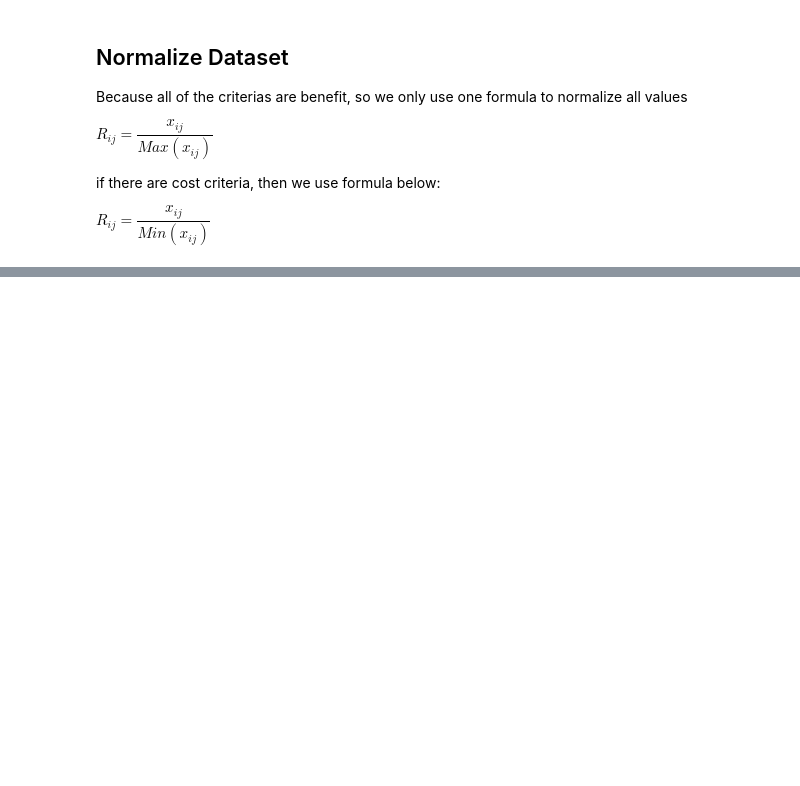
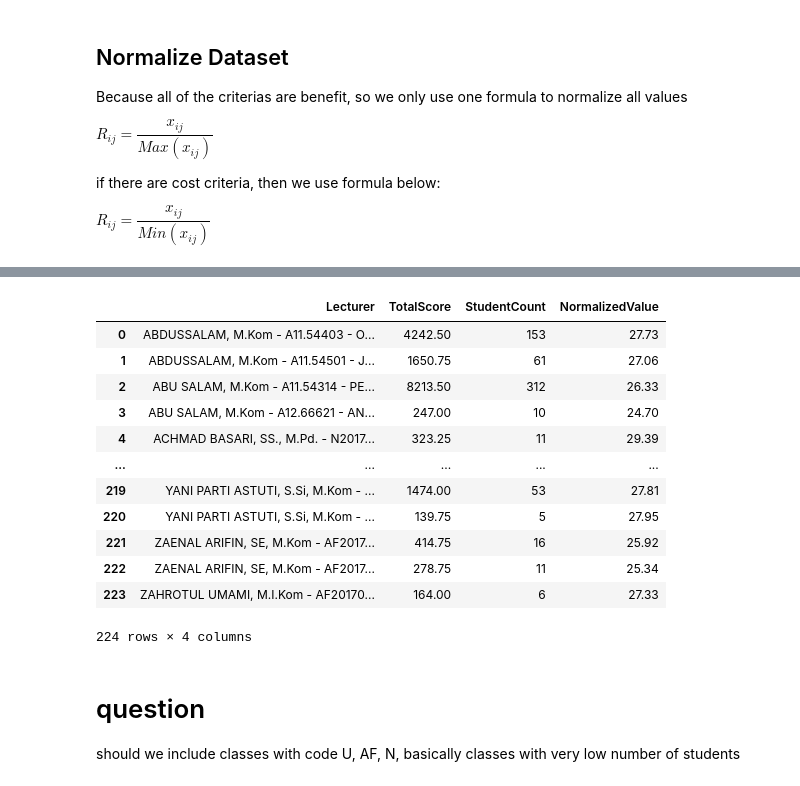
Before and after one commit to rif42/DecisionSupportSystem_RankingSystem, a Jupyter notebook: DSS-SAW-Mark7_newDB.ipynb, the cells around one changed output, grey strips where cells are left out. Drawn from its saved outputs; the diff is of its cells as text; code cells hidden in the pictures; blank space fills up the shorter version.

```diff
--- a/DSS-SAW-Mark7_newDB.ipynb
+++ b/DSS-SAW-Mark7_newDB.ipynb
@@ -144,0 +155,13 @@ df3
+# %%
+weights = [1,3,2,3,4,4,1,2,5,5]
+
+df4 = df3.copy()
+
+for i in range (0,10):
+    df4[f'q{i+1}'] = df4[f'q{i+1}'] * weights[i]
+
+df4['Total'] = df4.sum(axis=1)
+
+df4 = df4.drop(['q1','q2','q3','q4','q5','q6','q7','q8','q9','q10'], axis=1)
+
+df4
@@ -144,0 +184,6 @@ df3
+# %%
+df5 = df.copy()
+df5['Total'] = df4['Total']
+df5['dosen'] = df5['dosen']+str(" - ")+df5['kdmk']+str(" - ")+df5['nmmk']
+df5 = df5.drop(['ta', 'nim', 'kdmk', 'nmmk', 'q1','q2','q3','q4','q5','q6','q7','q8','q9','q10','saran'], axis=1)
+df5
@@ -144,0 +204,18 @@ df3
+# %%
+# lecturer name
+df6 = df5.groupby(['dosen']).sum().iloc[:, 1:].reset_index()
+
+# total score
+df7 = df5.groupby(['dosen']).sum().reset_index()
+
+# student count
+df8 = df5.groupby(['dosen']).count().reset_index()
+# %%
+# combine df6 and df7
+df9 = pd.DataFrame()
+
+df9['Lecturer'] = df6['dosen']
+df9['TotalScore'] = df7['Total']
+df9['StudentCount'] = df8['Total']
+
+df9
@@ -144,0 +236,22 @@ df3
+# %%
+df10 = df9.copy()
+df10['NormalizedValue'] = round(df10['TotalScore'] / df10['StudentCount'],2)
+df10
+# %% [output]
+|  | Lecturer | TotalScore | StudentCount | NormalizedValue |
+| 0 | ABDUSSALAM, M.Kom - A11.54403 - O... | 4242.50 | 153 | 27.73 |
+| 1 | ABDUSSALAM, M.Kom - A11.54501 - J... | 1650.75 | 61 | 27.06 |
+| 2 | ABU SALAM, M.Kom - A11.54314 - PE... | 8213.50 | 312 | 26.33 |
+| 3 | ABU SALAM, M.Kom - A12.66621 - AN... | 247.00 | 10 | 24.70 |
+| 4 | ACHMAD BASARI, SS., M.Pd. - N2017... | 323.25 | 11 | 29.39 |
+| ... | ... | ... | ... | ... |
+| 219 | YANI PARTI ASTUTI, S.Si, M.Kom - ... | 1474.00 | 53 | 27.81 |
+| 220 | YANI PARTI ASTUTI, S.Si, M.Kom - ... | 139.75 | 5 | 27.95 |
+| 221 | ZAENAL ARIFIN, SE, M.Kom - AF2017... | 414.75 | 16 | 25.92 |
+| 222 | ZAENAL ARIFIN, SE, M.Kom - AF2017... | 278.75 | 11 | 25.34 |
+| 223 | ZAHROTUL UMAMI, M.I.Kom - AF20170... | 164.00 | 6 | 27.33 |
+224 rows × 4 columns
+# %% [markdown]
+# question
+
+ should we include classes with code U, AF, N, basically classes with very low number of students
```
Also changed, not shown: parts of 11 cells of this notebook, 1 other file.
